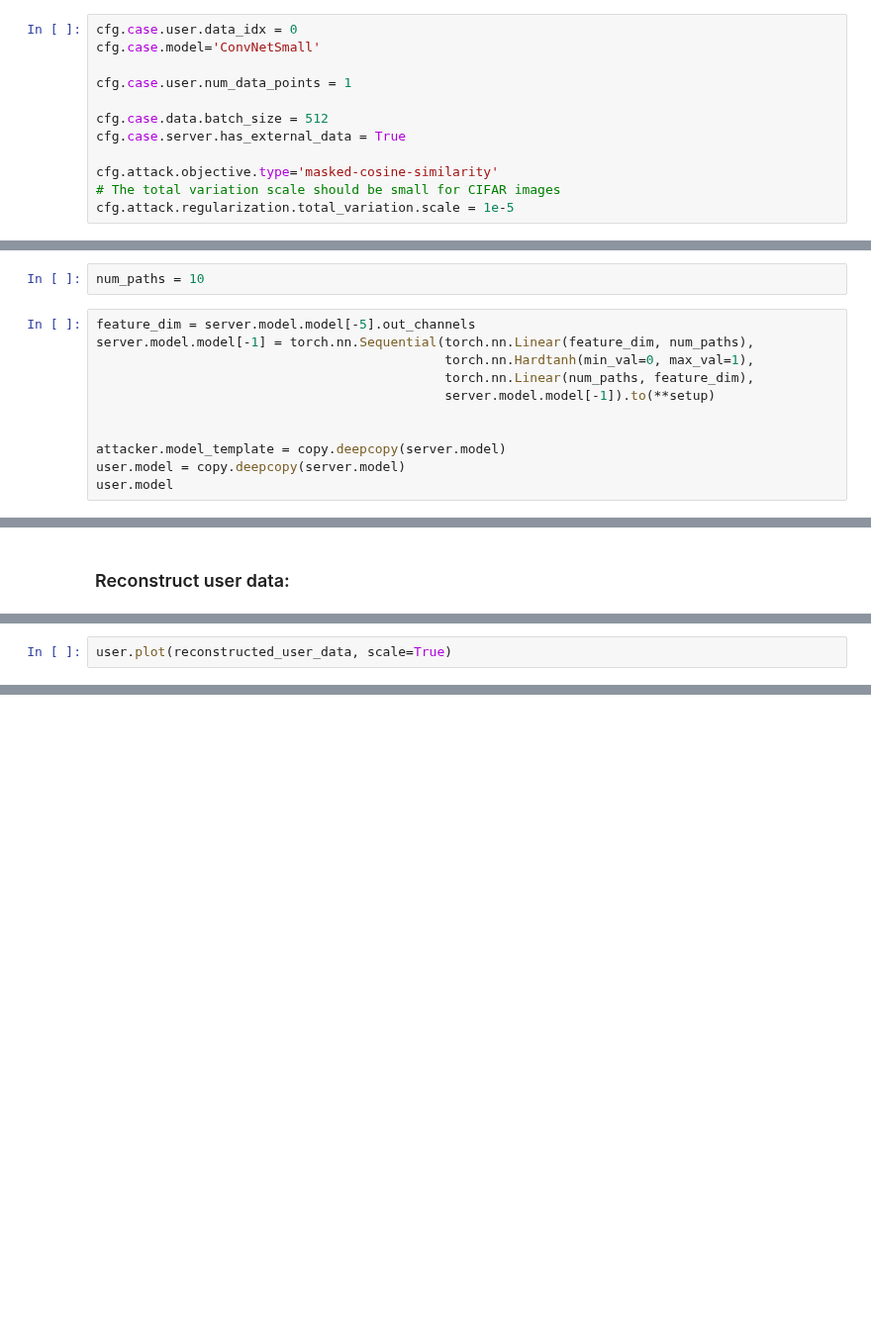
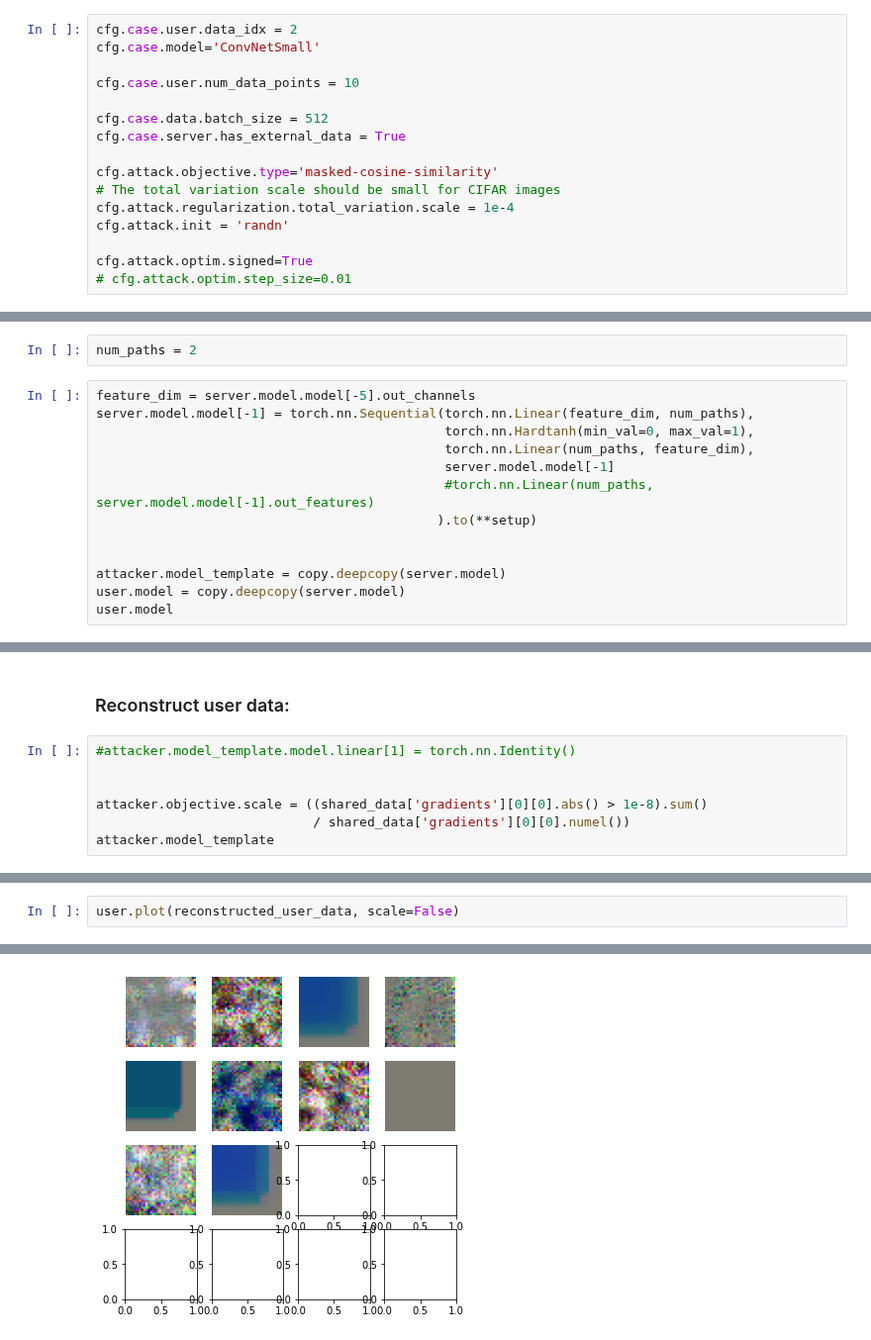
Before and after one commit to JonasGeiping/breaching, a Jupyter notebook: Pathing through ConvNets, simple CNN.ipynb, the cells around one changed output, grey strips where cells are left out. Shown at 99% size. Saved outputs shown, nothing was run; the diff lists cells and outputs as text; blank space fills up the shorter version.

```diff
--- a/Pathing through ConvNets, simple CNN.ipynb
+++ b/Pathing through ConvNets, simple CNN.ipynb
@@ -52,17 +74,21 @@ setup
 # %% [markdown]
 You can use `.attribute` access to modify any of these configurations:
 # %%
-cfg.case.user.data_idx = 0
+cfg.case.user.data_idx = 2
 cfg.case.model='ConvNetSmall'
 
-cfg.case.user.num_data_points = 1
+cfg.case.user.num_data_points = 10
 
 cfg.case.data.batch_size = 512
 cfg.case.server.has_external_data = True
 
 cfg.attack.objective.type='masked-cosine-similarity'
 # The total variation scale should be small for CIFAR images
-cfg.attack.regularization.total_variation.scale = 1e-5
+cfg.attack.regularization.total_variation.scale = 1e-4
+cfg.attack.init = 'randn'
+
+cfg.attack.optim.signed=True
+# cfg.attack.optim.step_size=0.01
 # %% [markdown]
 ### Instantiate all parties
 # %%
@@ -76,13 +142,15 @@ print(attacker)
 # %% [markdown]
 ## Malicious server I : Modify the model architecture first
 # %%
-num_paths = 10
+num_paths = 2
 # %%
 feature_dim = server.model.model[-5].out_channels
 server.model.model[-1] = torch.nn.Sequential(torch.nn.Linear(feature_dim, num_paths),
                                              torch.nn.Hardtanh(min_val=0, max_val=1),
                                              torch.nn.Linear(num_paths, feature_dim),
-                                             server.model.model[-1]).to(**setup)
+                                             server.model.model[-1]
+                                             #torch.nn.Linear(num_paths, server.model.model[-1].out_features)
+                                            ).to(**setup)
 
 
 attacker.model_template = copy.deepcopy(server.model)
@@ -290,2 +457,9 @@ user.plot(true_user_data)
 # %% [markdown]
 ### Reconstruct user data:
+# %%
+#attacker.model_template.model.linear[1] = torch.nn.Identity()
+
+
+attacker.objective.scale = ((shared_data['gradients'][0][0].abs() > 1e-8).sum()
+                            / shared_data['gradients'][0][0].numel())
+attacker.model_template
@@ -300,2 +510,3 @@ metrics = breaching.analysis.report(reconstructed_user_data, true_user_data,
 # %%
-user.plot(reconstructed_user_data, scale=True)
+user.plot(reconstructed_user_data, scale=False)
+# %% [output]
@@ -301,0 +514 @@ user.plot(reconstructed_user_data, scale=True)
+[figure, added]
```
Also changed, not shown: parts of 27 cells of this notebook, 4 other files.
